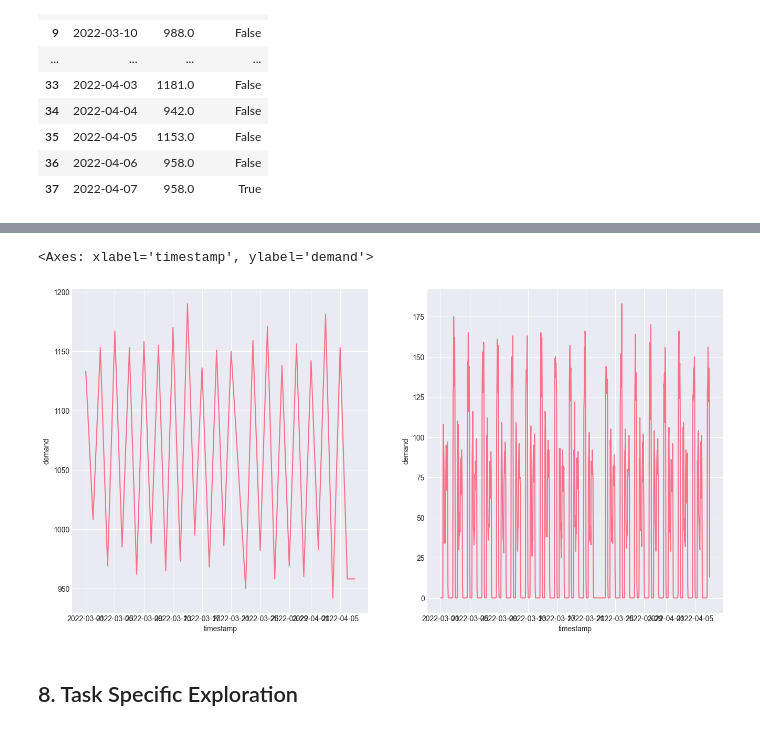
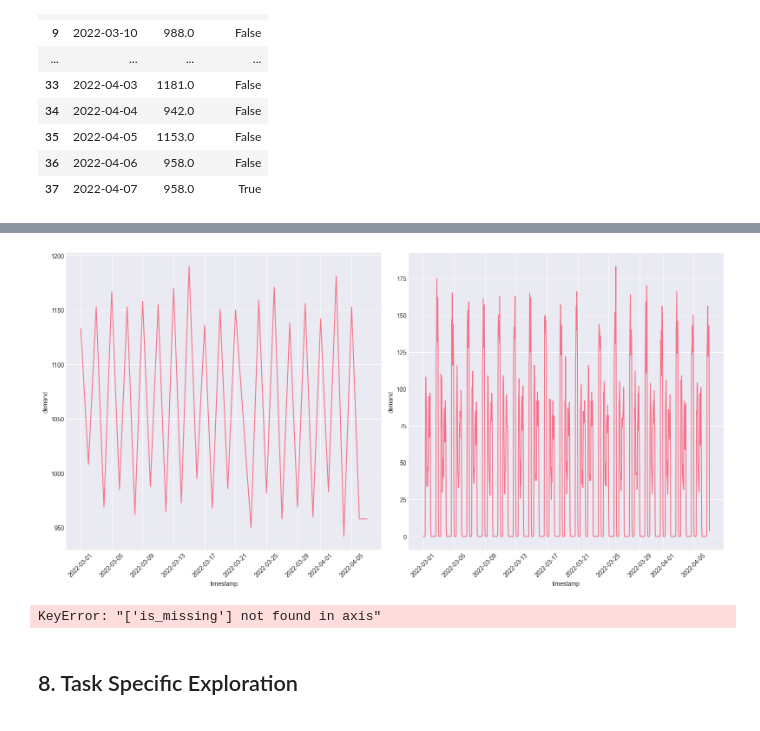
Before and after one commit to MooAbdelhamid/orderpulse-ai, a Jupyter notebook: notebooks/01_eda.ipynb, the cells around one changed output, grey strips where cells are left out. Drawn from its saved outputs; the diff is of its cells as text; code cells hidden in the pictures.

```diff
--- a/notebooks/01_eda.ipynb
+++ b/notebooks/01_eda.ipynb
@@ -345,8 +345,16 @@ df_demand_day_filtered
 # %%
 min_date = df_demand_day_filtered['timestamp'].min()
 max_date = df_demand_day_filtered['timestamp'].max()
+miss_date = df_demand_day_filtered.loc[df_demand_day_filtered['is_missing'], 'timestamp']
 
 mask = df_demand_hour['timestamp'].between(min_date, max_date)
 df_demand_hour_filtered = df_demand_hour[mask]
 
-df_demand_hour_filtered
+df_demand_hour_filtered['date'] = df_demand_hour['timestamp'].dt.date
+mask = df_demand_hour_filtered['date'].isin(miss_date.dt.date)
+df_demand_hour_filtered.loc[mask, 'demand'] = pd.NA
+
+df_demand_hour_filtered['demand'] = (df_demand_hour_filtered['demand'].fillna(df_demand_hour_filtered['demand'].shift(168)))
+
+df_demand_day_filtered =df_demand_day_filtered.drop(columns = ['is_missing'])
+df_demand_hour_filtered =df_demand_hour_filtered.drop(columns = ['is_missing'])
@@ -367,10 +361,21 @@ df_demand_hour_filtered
 # %%
 fig, axes = plt.subplots(1, 2, figsize=(16,8))
 
 sns.lineplot(data=df_demand_day_filtered, x='timestamp', y='demand', ax=axes[0])
+axes[0].tick_params(axis='x', rotation=45)
+
+
 sns.lineplot(data=df_demand_hour_filtered, x='timestamp', y='demand', ax=axes[1])
+axes[1].tick_params(axis='x', rotation=45)
+
+plt.tight_layout()
+plt.show()
 # %% [output]
-<Axes: xlabel='timestamp', ylabel='demand'>
-[figure, old version]
+[figure, new version]
+# %%
+df_demand_day_filtered.to_csv("../data/processed/daily_clean.csv", index=False)
+df_demand_hour_filtered.to_csv("../data/processed/hourly_clean.csv", index=False)
+# %% [output]
+KeyError: "['is_missing'] not found in axis"
 # %% [markdown]
 ## 8. Task Specific Exploration
```
Also changed, not shown: parts of 1 cell of this notebook, 2 other files.
